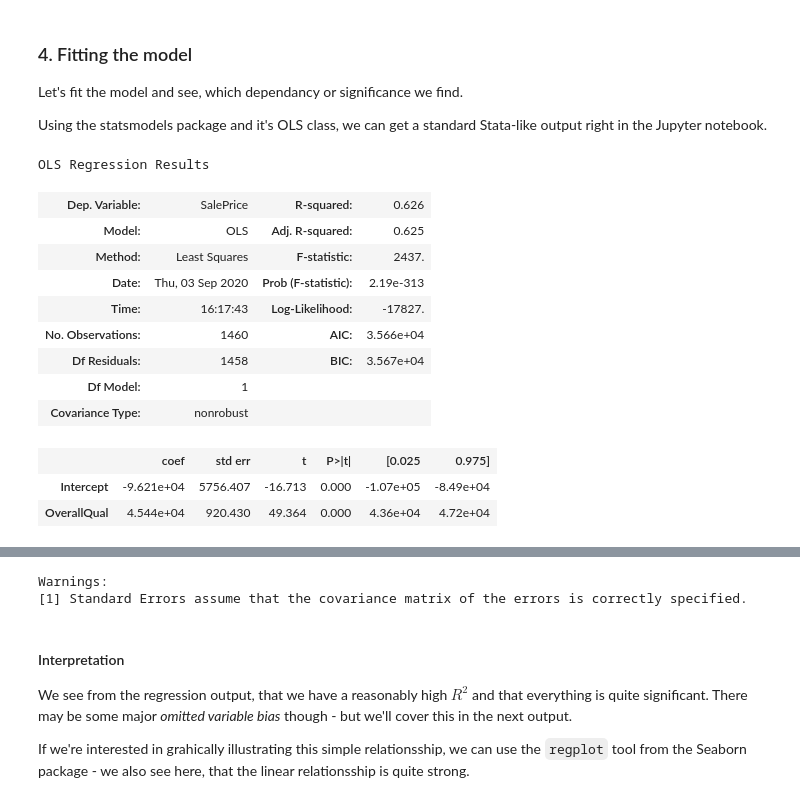
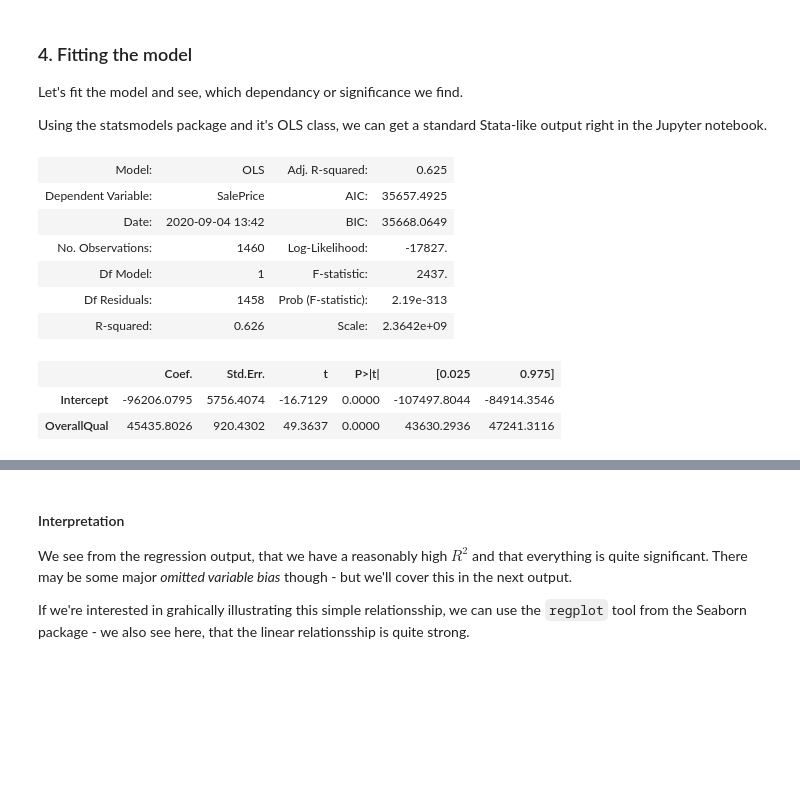
Before and after one commit to ismand95/PythonForEconomists, a Jupyter notebook: Notebooks/Econometrics/2. Simple Linear Regression.ipynb, the cells around one changed output, grey strips where cells are left out. Saved outputs shown, nothing was run; the diff lists cells and outputs as text; code cells hidden in the pictures; blank space fills up the shorter version.

```diff
--- a/Notebooks/Econometrics/2. Simple Linear Regression.ipynb
+++ b/Notebooks/Econometrics/2. Simple Linear Regression.ipynb
@@ -87,20 +88,17 @@ Using the statsmodels package and it's OLS class, we can get a standard Stata-li
 # %%
 reg = smf.ols('SalePrice ~ OverallQual', data=df).fit()
 
-reg.summary()
+reg.summary2()
 # %% [output]
-OLS Regression Results
-| Dep. Variable: | SalePrice | R-squared: | 0.626 |
 | Model: | OLS | Adj. R-squared: | 0.625 |
-| Method: | Least Squares | F-statistic: | 2437. |
-| Date: | Thu, 03 Sep 2020 | Prob (F-statistic): | 2.19e-313 |
-| Time: | 16:17:43 | Log-Likelihood: | -17827. |
-| No. Observations: | 1460 | AIC: | 3.566e+04 |
-| Df Residuals: | 1458 | BIC: | 3.567e+04 |
-| Df Model: | 1 |  |  |
-| Covariance Type: | nonrobust |  |  |
+| Dependent Variable: | SalePrice | AIC: | 35657.4925 |
+| Date: | 2020-09-04 13:42 | BIC: | 35668.0649 |
+| No. Observations: | 1460 | Log-Likelihood: | -17827. |
+| Df Model: | 1 | F-statistic: | 2437. |
+| Df Residuals: | 1458 | Prob (F-statistic): | 2.19e-313 |
+| R-squared: | 0.626 | Scale: | 2.3642e+09 |
-|  | coef | std err | t | P>|t| | [0.025 | 0.975] |
-| Intercept | -9.621e+04 | 5756.407 | -16.713 | 0.000 | -1.07e+05 | -8.49e+04 |
-| OverallQual | 4.544e+04 | 920.430 | 49.364 | 0.000 | 4.36e+04 | 4.72e+04 |
+|  | Coef. | Std.Err. | t | P>|t| | [0.025 | 0.975] |
+| Intercept | -96206.0795 | 5756.4074 | -16.7129 | 0.0000 | -107497.8044 | -84914.3546 |
+| OverallQual | 45435.8026 | 920.4302 | 49.3637 | 0.0000 | 43630.2936 | 47241.3116 |
 | Omnibus: | 591.594 | Durbin-Watson: | 1.990 |
 | Prob(Omnibus): | 0.000 | Jarque-Bera (JB): | 5872.098 |
@@ -109,5 +107,3 @@ OLS Regression Results
-Warnings:
-[1] Standard Errors assume that the covariance matrix of the errors is correctly specified.
 # %% [markdown]
 #### Interpretation
 
```
Also changed, not shown: parts of 5 cells of this notebook.
